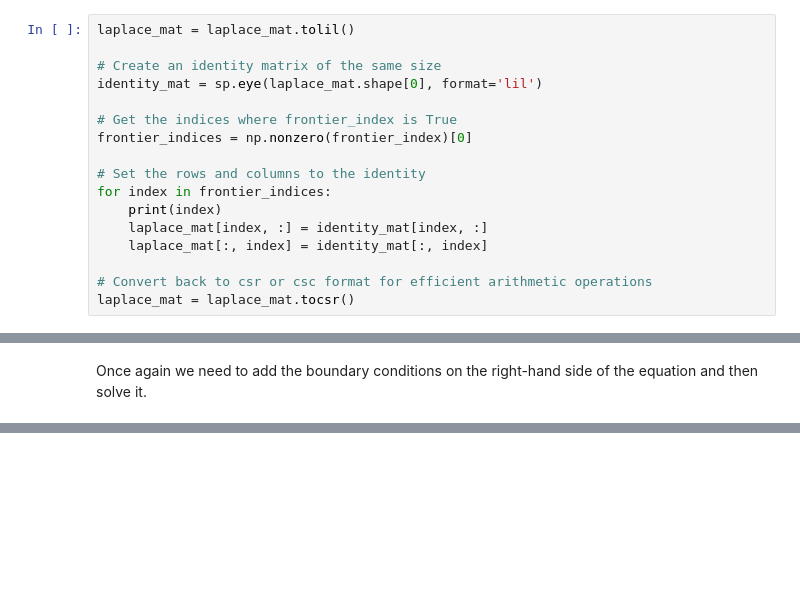
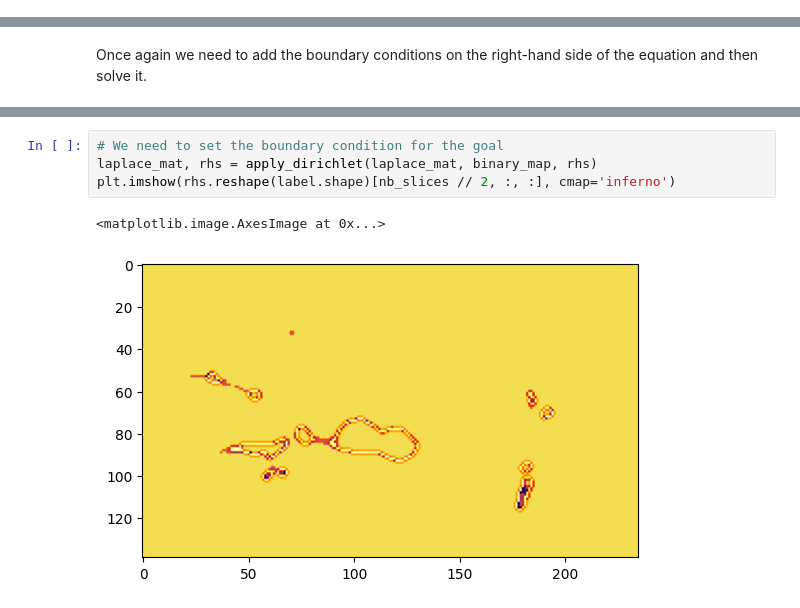
Before and after one commit to rcremese/napari-potential-field-navigation, a Jupyter notebook: lung.ipynb, the cells around one changed output, grey strips where cells are left out. Cells and saved outputs as stored; diff of their text form; blank space fills up the shorter version.

```diff
--- a/lung.ipynb
+++ b/lung.ipynb
@@ -232,17 +230,0 @@ valid_idx = (label.flat > 0) | (frontier.flat > 0)
-# %%
-laplace_mat = laplace_mat.tolil()
-
-# Create an identity matrix of the same size
-identity_mat = sp.eye(laplace_mat.shape[0], format='lil')
-
-# Get the indices where frontier_index is True
-frontier_indices = np.nonzero(frontier_index)[0]
-
-# Set the rows and columns to the identity
-for index in frontier_indices:
-    print(index)
-    laplace_mat[index, :] = identity_mat[index, :]
-    laplace_mat[:, index] = identity_mat[:, index]
-
-# Convert back to csr or csc format for efficient arithmetic operations
-laplace_mat = laplace_mat.tocsr()
@@ -306,0 +294,7 @@ napari.run()
+# %%
+# We need to set the boundary condition for the goal
+laplace_mat, rhs = apply_dirichlet(laplace_mat, binary_map, rhs)
+plt.imshow(rhs.reshape(label.shape)[nb_slices // 2, :, :], cmap='inferno')
+# %% [output]
+<matplotlib.image.AxesImage at 0x...>
+[figure, added]
```
Also changed, not shown: parts of 18 cells of this notebook, 1 other file.
